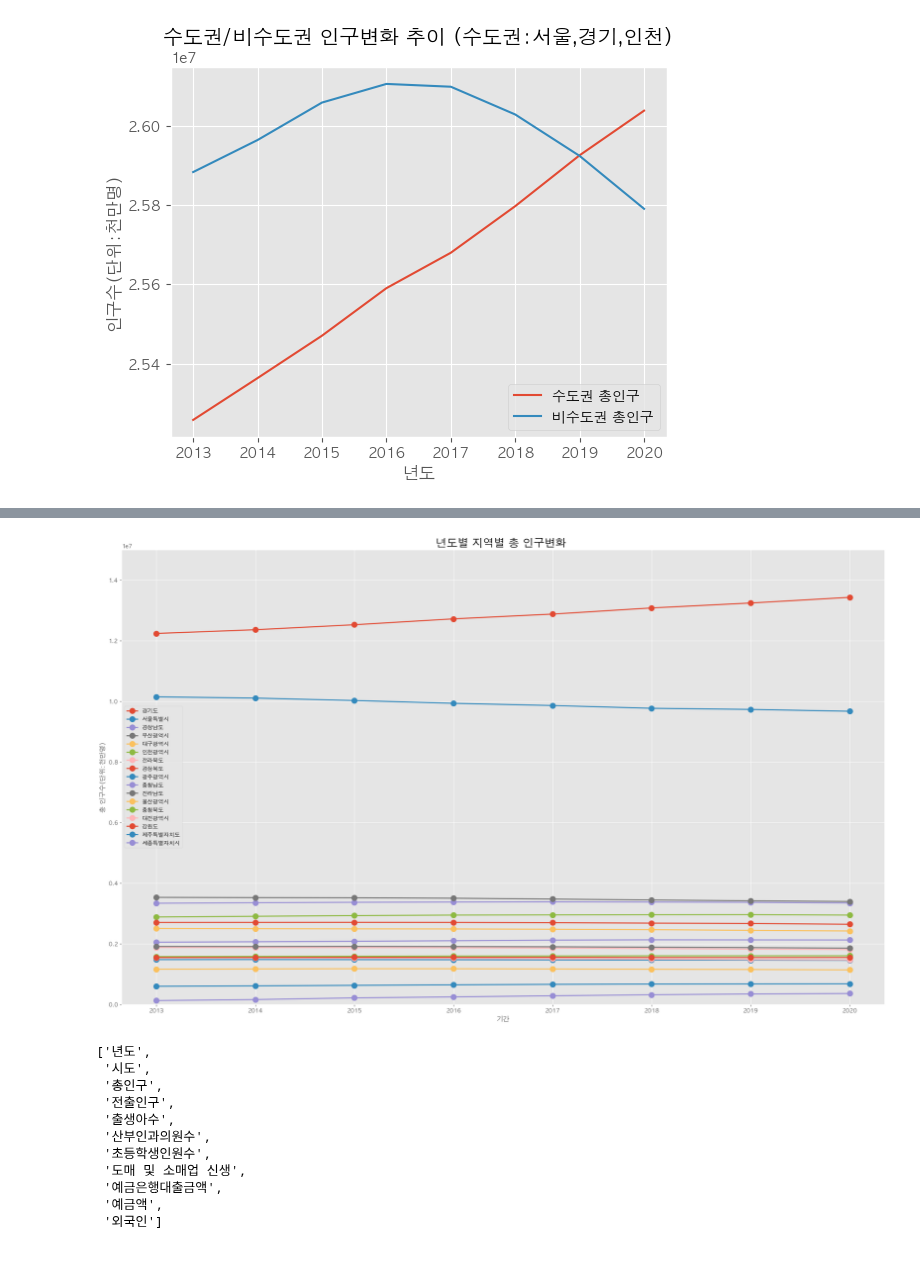
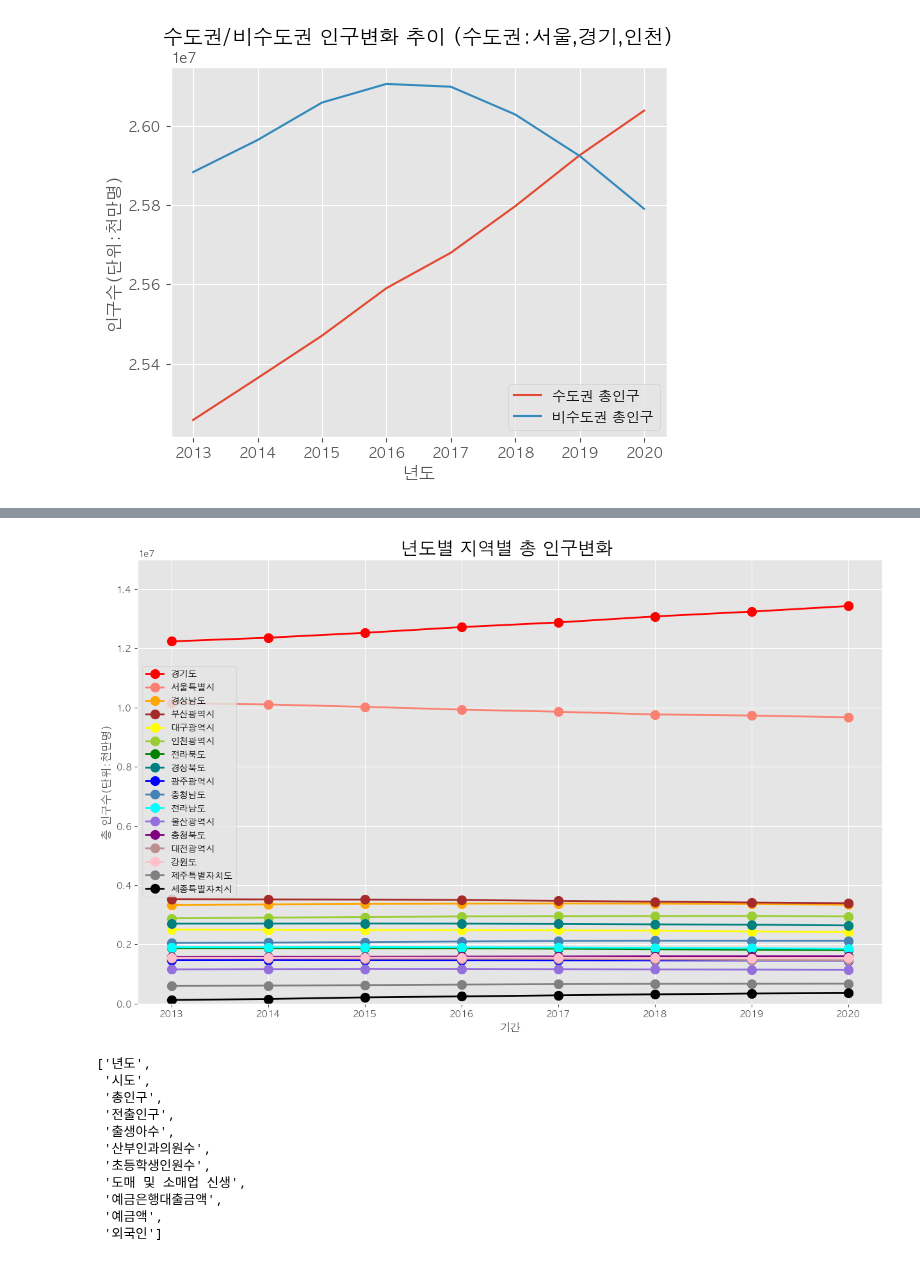
Before and after one commit to vxornjs11/Pytone_Flutter, a Jupyter notebook: Note/hosik_신경안쓰셔도되요~.ipynb, the cells around one changed output, grey strips where cells are left out. Drawn from its saved outputs; the diff is of its cells as text; code cells hidden in the pictures.

```diff
--- a/Note/hosik_신경안쓰셔도되요~.ipynb
+++ b/Note/hosik_신경안쓰셔도되요~.ipynb
@@ -478,3 +477,6 @@ plt.ylabel('인구수(단위:천만명)')
 plt.show()
 # %% [output]
 [figure]
+# %%
+tongtong = pd.read_csv('../Data/04.통합.csv', index_col=0)
+tongtong
@@ -481,29 +498,34 @@ plt.show()
 # %%
 plt.style.use("ggplot")
+colors = ['red', 'salmon', 'orange', 'brown', 'yellow', 'yellowgreen', 'green', 'teal', 'blue', 'steelblue',
+           'cyan', 'mediumpurple', 'purple', 'rosybrown', 'pink', 'gray', 'black']
 area = list(tongtong['시도'].unique())
-fig = plt.figure(figsize=(25,15))
+fig = plt.figure(figsize=(15,9))
 ax = fig.add_subplot(1,1,1)
+i=0
 for sido in area:
     ax.plot(
         tongtong[tongtong['시도']==sido].index,
         tongtong[tongtong['시도']==sido]['총인구'],
         marker="o",
+        color=colors[i],
         markersize=10,
         linewidth=2,
         label=sido
     )
+    i +=1
 
-# ax.legend(loc="center right")
-ax.legend(loc="best")
+ax.legend(loc="center left")
+# ax.legend(loc="best")
 ax.set_title("년도별 지역별 총 인구변화 ", size=20)
 ax.set_xlabel("기간", size=12)
 ax.set_ylabel("총 인구수(단위:천만명)", size=12)
 ax.set_ylim(0,15000000)
 # ax.set_xticklabels(df_3.columns, rotation=90)
 
 plt.show()
 # %% [output]
-[figure, old version]
+[figure, new version]
 # %%
 tonghab4 = pd.read_csv('../Data/04.통합.csv')
 # %%
```
Also changed, not shown: parts of 14 cells of this notebook, 7 other files.
